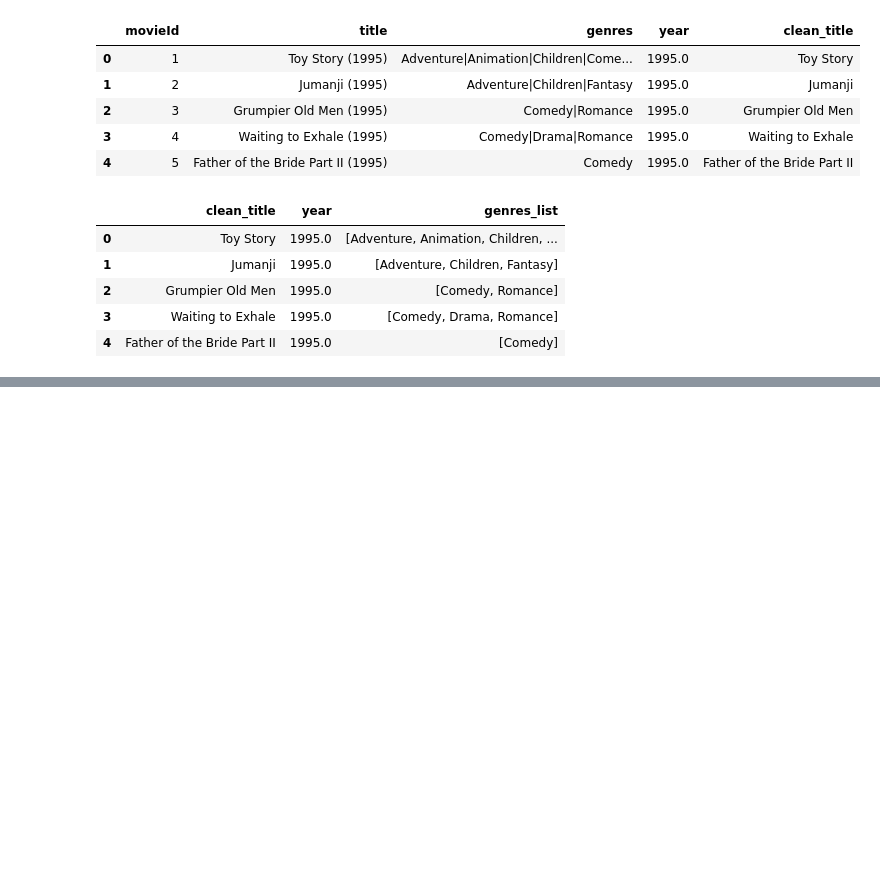
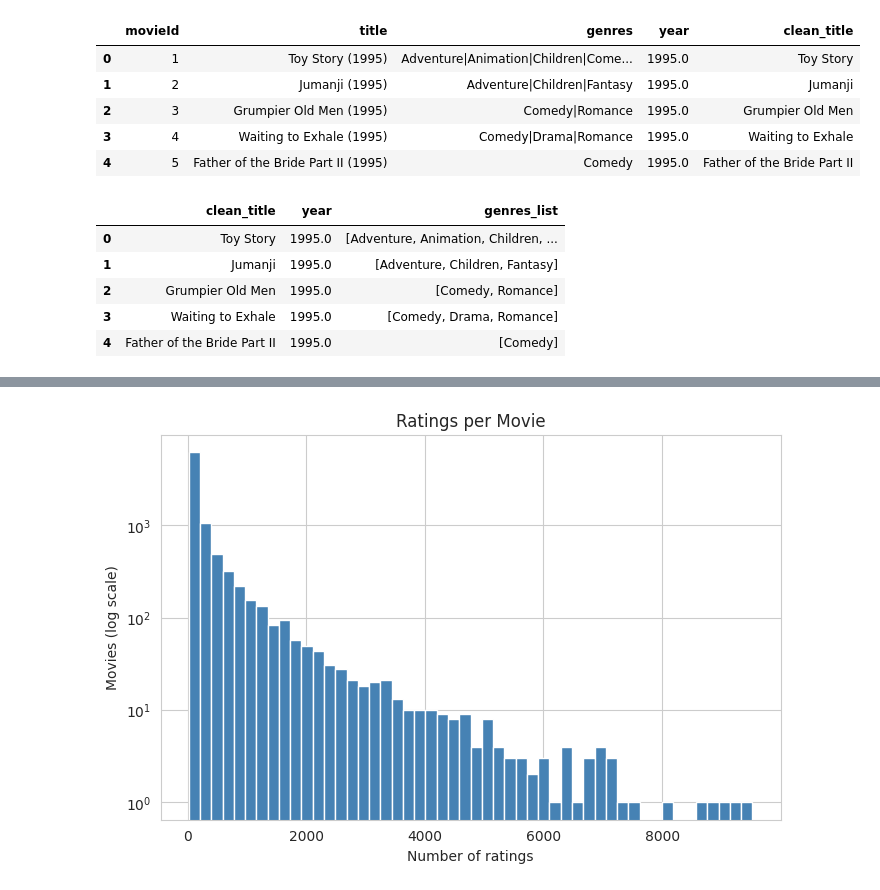
Before and after one commit to kashvi613/MovieRecommendationSystem, a Jupyter notebook: MovieRecommendationSystem.ipynb, the cells around one changed output, grey strips where cells are left out. Cells and saved outputs as stored; diff of their text form; code cells hidden in the pictures; blank space fills up the shorter version.

```diff
--- a/MovieRecommendationSystem.ipynb
+++ b/MovieRecommendationSystem.ipynb
@@ -162,0 +196,10 @@ data.head()
+# %%
+movie_counts = data['movieId'].value_counts()
+plt.figure(figsize=(8,5))
+plt.hist(movie_counts, bins=50, color='steelblue', edgecolor='white')
+plt.yscale('log')
+plt.title('Ratings per Movie')
+plt.xlabel('Number of ratings'); plt.ylabel('Movies (log scale)')
+plt.show()
+# %% [output]
+[figure, added]
```
Also changed, not shown: parts of 6 cells of this notebook.
